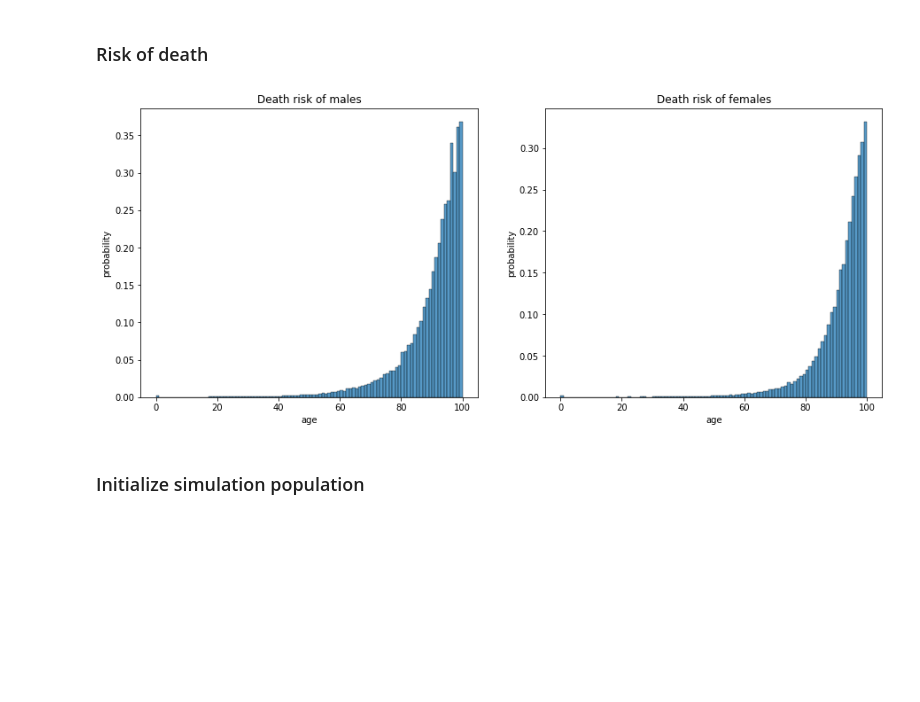
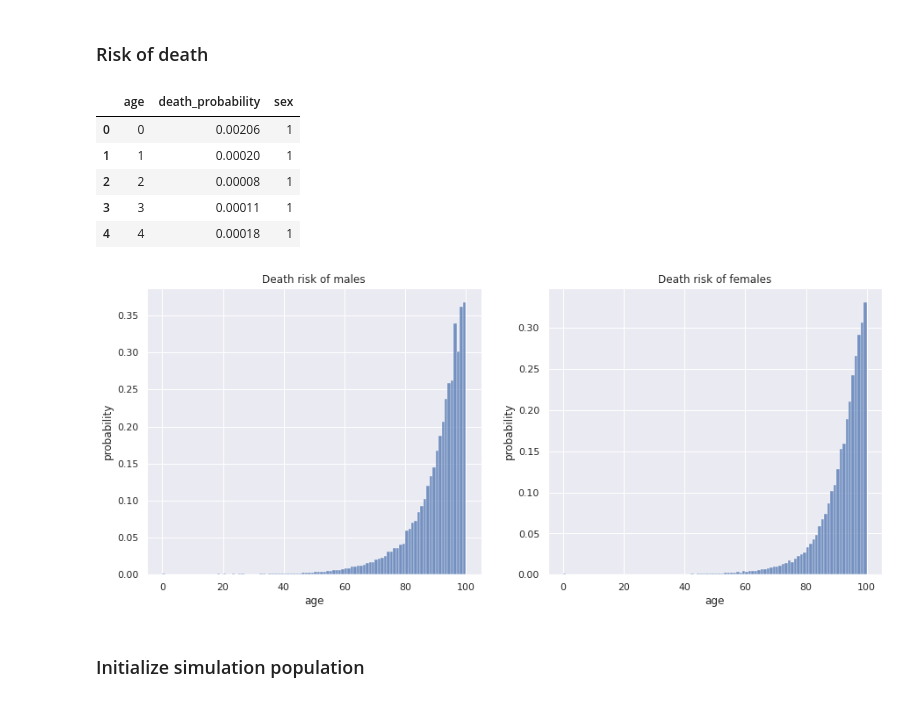
Before and after one commit to skupsala/population-simulation, a Jupyter notebook: notebooks/simulation.ipynb, the cells around one changed output. Cells and saved outputs as stored; diff of their text form; code cells hidden in the pictures; blank space fills up the shorter version.

```diff
--- a/notebooks/simulation.ipynb
+++ b/notebooks/simulation.ipynb
@@ -136,19 +133,29 @@ plot_lifetime_distributions_by_sex(stats_lifetime_df)
 # %% [markdown]
 ### Risk of death
+# %%
+stats_death_risk_df = pd.read_csv(os.path.join(Cfg.DATA_DIR, '008_12ap_2020_20220321-001345.csv'),
+                                  encoding='iso-8859-1', skiprows=2, delimiter=";")
+
+def tilastokeskus_transform_deathrisk_dataframe(df):
+    df['sex'] = df['Sukupuoli'].apply(lambda x: 1 if x == 'Miehet' else 0)
+    df = df.rename(columns={'2020': 'death_probability', 'Ikä': 'age'})
+    df['death_probability'] = df['death_probability'].apply(pd.to_numeric, errors='coerce')
+    df['death_probability'] = df['death_probability'] / 1000
+    df = df.drop(df.columns.difference(['sex', 'death_probability', 'age']), 1)
+    df = df.dropna()
+    return df
+
+stats_death_risk_df = tilastokeskus_transform_deathrisk_dataframe(stats_death_risk_df)
+
+stats_death_risk_df.head()
+# %% [output]
+|  | age | death_probability | sex |
+| 0 | 0 | 0.00206 | 1 |
+| 1 | 1 | 0.00020 | 1 |
+| 2 | 2 | 0.00008 | 1 |
+| 3 | 3 | 0.00011 | 1 |
+| 4 | 4 | 0.00018 | 1 |
 # %%
-stats_death_risk_df = pd.read_csv(os.path.join(DATA_DIR, '008_12ap_2020_20220321-001345.csv'),
-                                  encoding='iso-8859-1', skiprows=2, delimiter=";")
-
-def tilastokeskus_transform_deathrisk_dataframe(df):
-    df['sex'] = df['Sukupuoli'].apply(lambda x: 1 if x == 'Miehet' else 0)
-    df.rename(columns={'2020': 'death_probability', 'Ikä': 'age'}, inplace=True)
-    df['death_probability'] = df['death_probability'].apply(pd.to_numeric, errors='coerce')
-    df['death_probability'] = df['death_probability'] / 1000
-    df.drop(df.columns.difference(['sex', 'death_probability', 'age']), 1, inplace=True)
-    df.dropna(inplace=True)
-    return df
-
-
 def plot_risk_of_death_distributions_by_sex(df):
     a4_dims = (15, 6)
     fig, ax = plt.subplots(1, 2, figsize=a4_dims)
@@ -161,12 +168,10 @@ def plot_risk_of_death_distributions_by_sex(df):
     fp.set_title("Death risk of females")
     ax[1].set(ylabel='probability')
     fig.show()
-
-
-tilastokeskus_transform_deathrisk_dataframe(stats_death_risk_df)
-plot_risk_of_death_distributions_by_sex(stats_death_risk_df)
-# %% [output]
-[figure, removed]
+# %%
+plot_risk_of_death_distributions_by_sex(stats_death_risk_df)
+# %% [output]
+[figure, added]
 # %%
 SEX_AGE_INDEX_GAP = 1000
 
```
Also changed, not shown: parts of 18 cells of this notebook.
